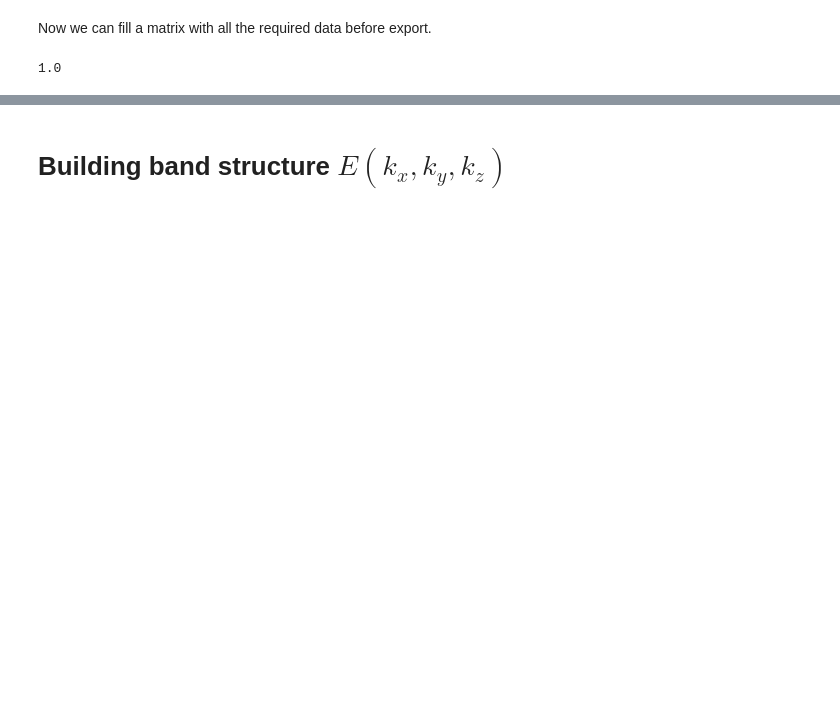
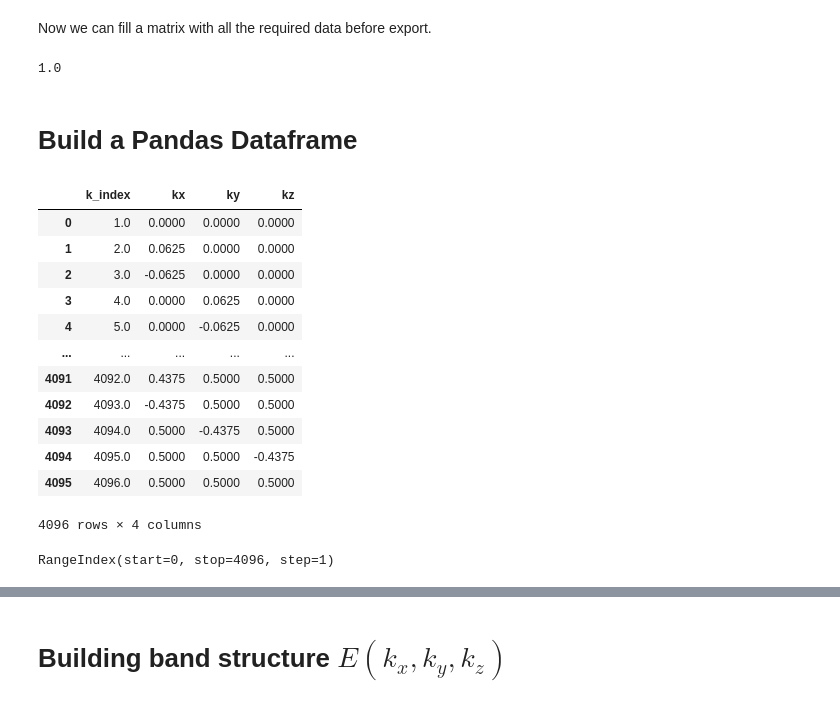
Before and after one commit to tjyderrien/octopus-quantumlap, a Jupyter notebook: Maths/Tibo-biatrisrv/Kozak/Bandstructure-3D.ipynb, the cells around one changed output, grey strips where cells are left out. Cells and saved outputs as stored; diff of their text form; code cells hidden in the pictures; blank space fills up the shorter version.

```diff
--- a/Maths/Tibo-biatrisrv/Kozak/Bandstructure-3D.ipynb
+++ b/Maths/Tibo-biatrisrv/Kozak/Bandstructure-3D.ipynb
@@ -25,6 +25,7 @@ filepath=OctopusData+"/03-Bulk3D/"
 # filepath+="Si-1x1x1-k-40x40x1-Angle0-Mesh0.4346370088553005-Mesh0.4346370088553005-T0e0-Te0.1eV-TB09/static"
 # filepath+="Si-1x1x1-k-40x40x1-Angle0-Mesh0.4346370088553005-Mesh0.4346370088553005-T0e0-Te0.5eV-TB09/static"
 # filepath+="Si-1x1x1-k-40x40x1-Angle0-Mesh0.4346370088553005-Mesh0.4346370088553005-T0e0-Te0.98eV-TB09/static"
-filepath+="Si-1x1x1-k-40x40x1-Angle0-Mesh0.4346370088553005-Mesh0.4346370088553005-T0e0-Te3.04eV-TB09/static"
+# filepath+="Si-1x1x1-k-40x40x1-Angle0-Mesh0.4346370088553005-Mesh0.4346370088553005-T0e0-Te3.04eV-TB09/static"
+filepath="/nfsfileshare/UltrafastPhotonics/EffectiveMass"
 %cd $filepath
 # %% [output]
@@ -41,7 +42,7 @@ Let's capture the k-point grid
 filename=filepath+"/info"
 # BandStructure3D_raw=CaptureBlock(filepath+"/info", "k =", shift=0)
 
-kgrid=40
+kgrid=16
 # Size of kpoint per direction
 
 block=CaptureBlock(filename, "List of k-points:", shift=3) #line of first k-point
@@ -101,3 +106,5 @@ Now we can fill a matrix with all the required data before export.
 k_index[0]
 # %% [output]
 1.0
+# %% [markdown]
+# Build a Pandas Dataframe
@@ -103,0 +114,20 @@ k_index[0]
+# %%
+bandstructure_pd
+# %% [output]
+|  | k_index | kx | ky | kz |
+| 0 | 1.0 | 0.0000 | 0.0000 | 0.0000 |
+| 1 | 2.0 | 0.0625 | 0.0000 | 0.0000 |
+| 2 | 3.0 | -0.0625 | 0.0000 | 0.0000 |
+| 3 | 4.0 | 0.0000 | 0.0625 | 0.0000 |
+| 4 | 5.0 | 0.0000 | -0.0625 | 0.0000 |
+| ... | ... | ... | ... | ... |
+| 4091 | 4092.0 | 0.4375 | 0.5000 | 0.5000 |
+| 4092 | 4093.0 | -0.4375 | 0.5000 | 0.5000 |
+| 4093 | 4094.0 | 0.5000 | -0.4375 | 0.5000 |
+| 4094 | 4095.0 | 0.5000 | 0.5000 | -0.4375 |
+| 4095 | 4096.0 | 0.5000 | 0.5000 | 0.5000 |
+4096 rows × 4 columns
+# %%
+bandstructure_pd.k_index.index
+# %% [output]
+RangeIndex(start=0, stop=4096, step=1)
```
Also changed, not shown: parts of 61 cells of this notebook.
